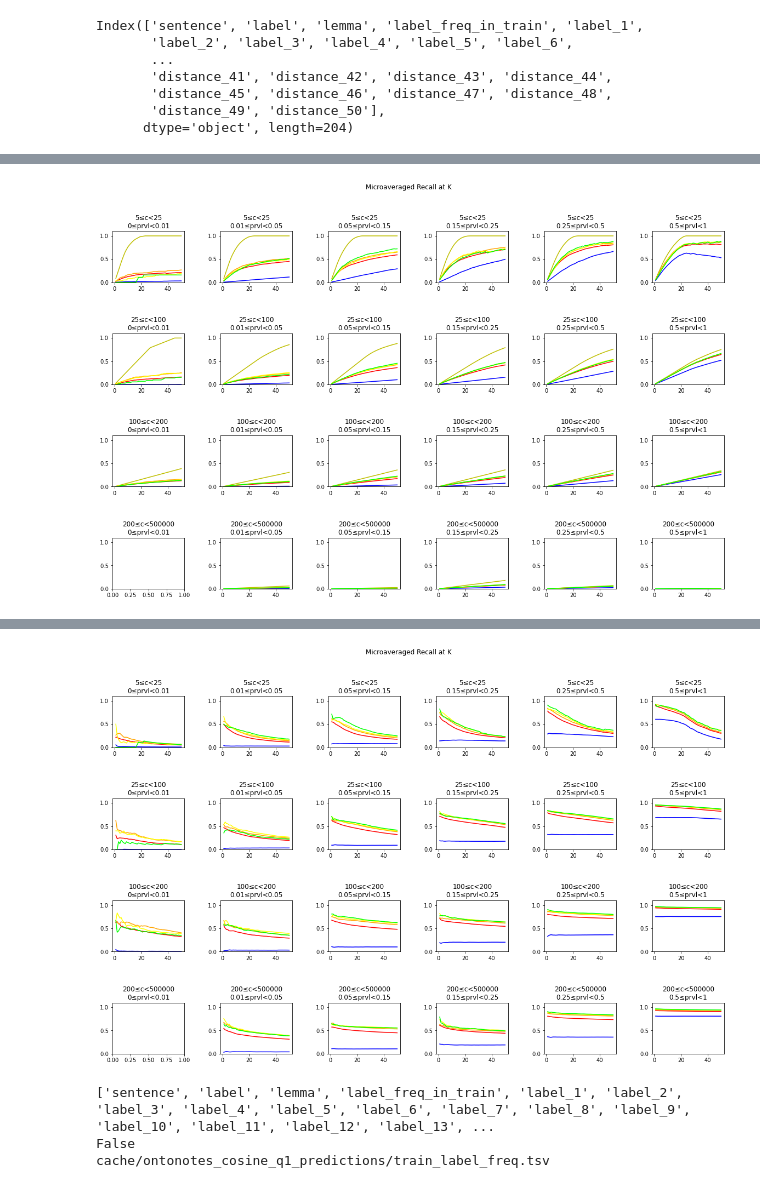
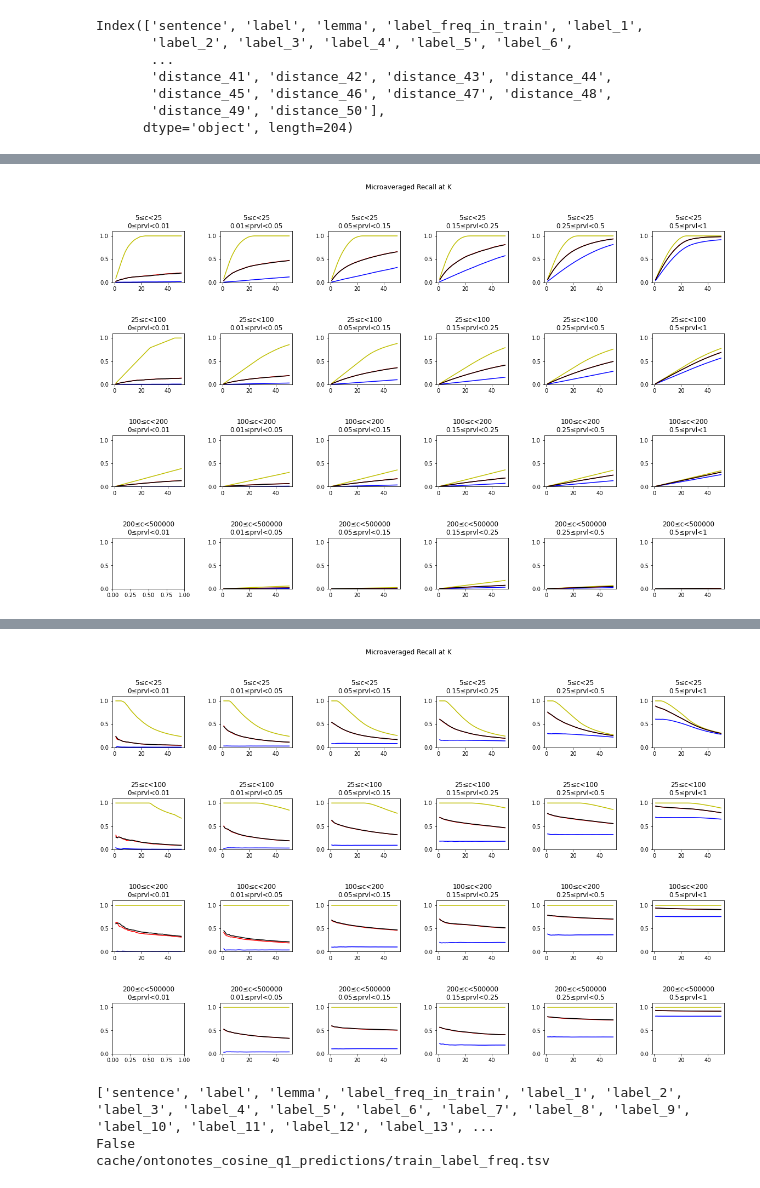
Before and after one commit to lgessler/bert-has-uncommon-sense, a Jupyter notebook: notebooks/ontonotes_analysis.ipynb, the cells around one changed output, grey strips where cells are left out. Cells and saved outputs as stored; diff of their text form; code cells hidden in the pictures.

```diff
--- a/notebooks/ontonotes_analysis.ipynb
+++ b/notebooks/ontonotes_analysis.ipynb
@@ -11,7 +11,7 @@ from bssp.common import paths
 K = 50
 K_RANGE = range(5,55,5)
 
-def read_score(min_train_freq, max_train_freq, min_rarity, max_rarity, eval, metric='cosine', model='bert-base-cased', query_n=1):
+def read_score(min_train_freq, max_train_freq, min_rarity, max_rarity, eval, metric='cosine', model='bert-base-cased', query_n=1, bert_layers=None):
     filepath = paths.bucketed_metric_at_k_path(
         distance_metric=metric,
         query_n=query_n,
@@ -20,19 +20,20 @@ def read_score(min_train_freq, max_train_freq, min_rarity, max_rarity, eval, met
         max_train_freq=max_train_freq,
         min_rarity=min_rarity,
         max_rarity=max_rarity,
-        ext=eval
+        ext=eval,
+        bert_layers=bert_layers
     )
     if not os.path.isfile(filepath):
         print("WARNING: not found: ", filepath)
         return None
     return pickle_read(filepath)
 
-def read_data(metric, model='bert-base-cased', query_n=1):
-    filepath = paths.predictions_tsv_path(metric, embedding_name=model, query_n=query_n)
+def read_data(metric, model='bert-base-cased', query_n=1, bert_layers=None):
+    filepath = paths.predictions_tsv_path(metric, embedding_name=model, query_n=query_n, bert_layers=bert_layers)
     data = pd.read_csv(filepath, sep='\t')
     return data
 
-cosine_data = read_data('cosine')
+cosine_data = read_data('cosine', bert_layers=[3])
 cosine_data.keys()
 # %% [output]
 Index(['sentence', 'label', 'lemma', 'label_freq_in_train', 'label_1',
@@ -108,6 +109,7 @@ def plot_grid(configs, key='label', evals=['rec'], metric='cosine', query_n=1):
                 color_ = c.get('color') or 'pink'
                 eval_ = c['eval']
                 query_n_ = c.get('query_n') or query_n
+                bert_layers_ = c.get('bert_layers') or None
 
                 scores = read_score(
                     eval=eval_,
@@ -116,7 +118,8 @@ def plot_grid(configs, key='label', evals=['rec'], metric='cosine', query_n=1):
                     min_rarity=min_rarity,
                     max_rarity=max_rarity,
                     metric=metric_,
-                    query_n=query_n_
+                    query_n=query_n_,
+                    bert_layers=bert_layers_
                 )
                 if scores is None:
                     continue
@@ -138,20 +141,40 @@ def plot_grid(configs, key='label', evals=['rec'], metric='cosine', query_n=1):
 #plot_p_vs_k_grid(key='label', evals=['prec'])
 #score
 
+#plot_grid([
+#    dict(metric='baseline', eval='rec', color='b'),
+#    dict(metric='baseline', eval='orec', color='y-'),
+#    dict(metric='cosine', eval='rec', color='red', query_n=1, bert_layers=[3]),
+#    dict(metric='cosine', eval='rec', color='orange', query_n=3, bert_layers=[3]),
+#    dict(metric='cosine', eval='rec', color='yellow', query_n=5, bert_layers=[3]),
+#])
+#plot_grid([
+#    dict(metric='baseline', eval='prec', color='b'),
+#    dict(metric='cosine', eval='prec', color='red', query_n=1, bert_layers=[3]),
+#    dict(metric='cosine', eval='prec', color='orange', query_n=3, bert_layers=[3]),
+#    dict(metric='cosine', eval='prec', color='yellow', query_n=5, bert_layers=[3]),
+#])
+
 plot_grid([
     dict(metric='baseline', eval='rec', color='b'),
     dict(metric='baseline', eval='orec', color='y-'),
-    dict(metric='cosine', eval='rec', color='red', query_n=1),
-    dict(metric='cosine', eval='rec', color='orange', query_n=3),
-    dict(metric='cosine', eval='rec', color='yellow', query_n=5),
-    dict(metric='cosine', eval='rec', color='lime', query_n=7),
+    dict(metric='cosine', eval='rec', query_n=1, bert_layers=[8], color='red'),
+    #dict(metric='cosine', eval='rec', query_n=3, bert_layers=[3], color='orange'),
+    #dict(metric='cosine', eval='rec', query_n=1, bert_layers=[4], color='orange'),
+    #dict(metric='cosine', eval='rec', query_n=1, bert_layers=[5], color='yellow'),
+    #dict(metric='cosine', eval='rec', query_n=1, bert_layers=[6], color='green'),
+    #dict(metric='cosine', eval='rec', query_n=1, bert_layers=[7], color='blue'),
+    #dict(metric='cosine', eval='rec', query_n=1, bert_layers=[8], color='indigo'),
+    #dict(metric='cosine', eval='rec', query_n=1, bert_layers=[9], color='violet'),
+    #dict(metric='cosine', eval='rec', query_n=1, bert_layers=[10], color='gray'),
+    dict(metric='cosine', eval='rec', query_n=1, bert_layers=[11], color='black'),
+    #dict(metric='cosine', eval='rec', query_n=3, bert_layers=[11], color='black'),
 ])
 plot_grid([
     dict(metric='baseline', eval='prec', color='b'),
-    dict(metric='cosine', eval='prec', color='red', query_n=1),
-    dict(metric='cosine', eval='prec', color='orange', query_n=3),
-    dict(metric='cosine', eval='prec', color='yellow', query_n=5),
-    dict(metric='cosine', eval='prec', color='lime', query_n=7),
+    dict(metric='baseline', eval='oprec', color='y-'),
+    dict(metric='cosine', eval='prec', query_n=1, bert_layers=[3], color='red'),
+    dict(metric='cosine', eval='prec', query_n=1, bert_layers=[11], color='black'),
 ])
 # %% [output]
 WARNING: not found:  cache/ontonotes_baseline_q1_predictions/bert-base-cased_200-500000_0-0.01.rec
@@ -163,2 +184,2 @@ WARNING: not found:  cache/ontonotes_cosine_q7_predictions/bert-base-cased_200-5
-[figure, old version]
+[figure, new version]
 WARNING: not found:  cache/ontonotes_baseline_q1_predictions/bert-base-cased_200-500000_0-0.01.prec
@@ -169,4 +189,4 @@ WARNING: not found:  cache/ontonotes_cosine_q7_predictions/bert-base-cased_200-5
-[figure, old version]
+[figure, new version]
 # %%
 from bssp.common import paths
 for i,row in cosine_data.iterrows():
```
Also changed, not shown: parts of 1 cell of this notebook, 2 other files.
